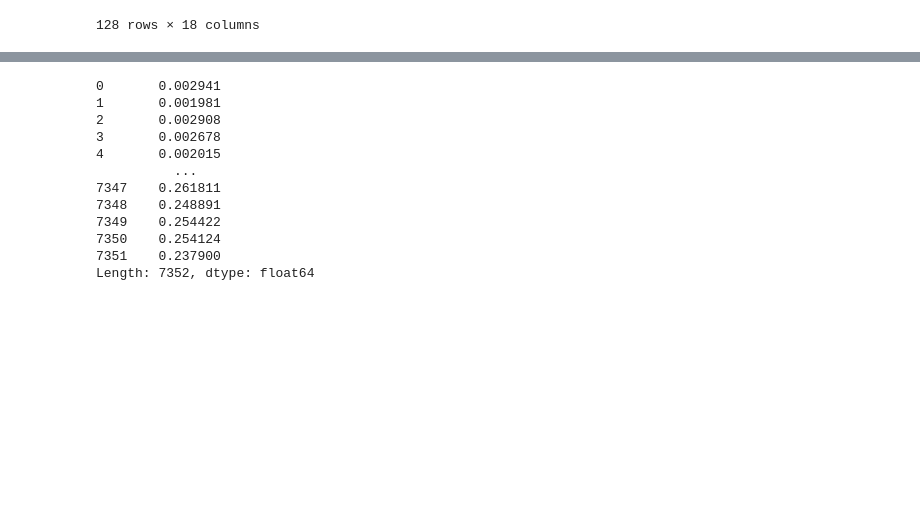
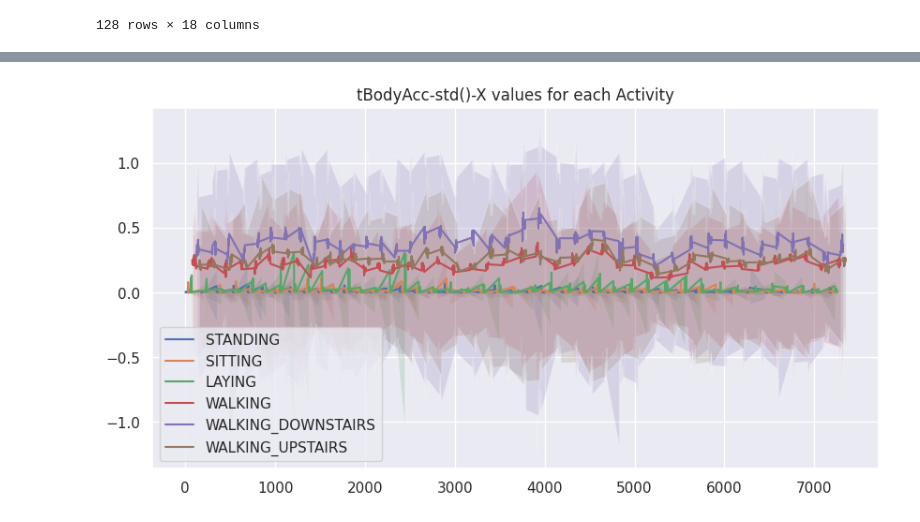
Before and after one commit to medhatfawzy/HAR, a Jupyter notebook: 2.EDA.ipynb, the cells around one changed output, grey strips where cells are left out. Drawn from its saved outputs; the diff is of its cells as text; code cells hidden in the pictures; blank space fills up the shorter version.

```diff
--- a/2.EDA.ipynb
+++ b/2.EDA.ipynb
@@ -10,6 +10,8 @@ sns.set()
 from sklearn.preprocessing import MinMaxScaler, StandardScaler
 # %%
 har_data = pd.read_parquet('data/train_data.parquet')
+
+my_har_data = pd.DataFrame()
 body_acc_x = pd.read_csv('data/train/body_acc_x_train.txt', sep='\s+', header=None)
 body_acc_y = pd.read_csv('data/train/body_acc_y_train.txt', sep='\s+', header=None)
 body_acc_z = pd.read_csv('data/train/body_acc_z_train.txt', sep='\s+', header=None)
@@ -465,22 +436,0 @@ array([[0.2885845 ],
-# %%
-(
-    body_acc_x
-    .drop(columns=["activity"])
-    .apply(lambda x: np.std(x), axis=1)
-    # .transpose()
-    # .groupby()
-    # .std()
-)
-# %% [output]
-0       0.002941
-1       0.001981
-2       0.002908
-3       0.002678
-4       0.002015
-          ...
-7347    0.261811
-7348    0.248891
-7349    0.254422
-7350    0.254124
-7351    0.237900
-Length: 7352, dtype: float64
@@ -486,0 +473,42 @@ Length: 7352, dtype: float64
+# %%
+my_har_data["tBodyAcc-max()-X"] = (
+    body_acc_x
+    .drop("activity", axis=1)
+    .aggregate('max', axis=1)
+)
+
+my_har_data["tBodyAcc-max()-Y"] = (
+    body_acc_y
+    .drop("activity", axis=1)
+    .aggregate('max', axis=1)
+)
+
+my_har_data["tBodyAcc-max()-Z"] = (
+    body_acc_z
+    .drop("activity", axis=1)
+    .aggregate('max', axis=1)
+)
+# %%
+my_har_data["activity"] = y_train
+# %%
+features = ["tBodyAcc-std()-X", "tBodyAcc-std()-Y", "tBodyAcc-std()-Z"]
+
+fig, axs = plt.subplots(figsize=(10, 5))
+plt.title("tBodyAcc-std()-X values for each Activity", fontsize=12)
+
+for activity in my_har_data["activity"].unique():
+    (
+        my_har_data[my_har_data["activity"] == activity]["tBodyAcc-std()-X"]
+        .plot(ax=axs,
+              label=activity)
+        .fill_between(x=my_har_data[my_har_data["activity"] == activity].index,
+                    y1=my_har_data[my_har_data["activity"] == activity]["tBodyAcc-min()-X"],
+                    y2=my_har_data[my_har_data["activity"] == activity]["tBodyAcc-max()-X"],
+                    alpha=0.2,
+                    label="_noLabel")
+    )
+
+plt.legend()
+plt.show()
+# %% [output]
+[figure, added]
```
Also changed, not shown: parts of 7 cells of this notebook, 1 other file.
